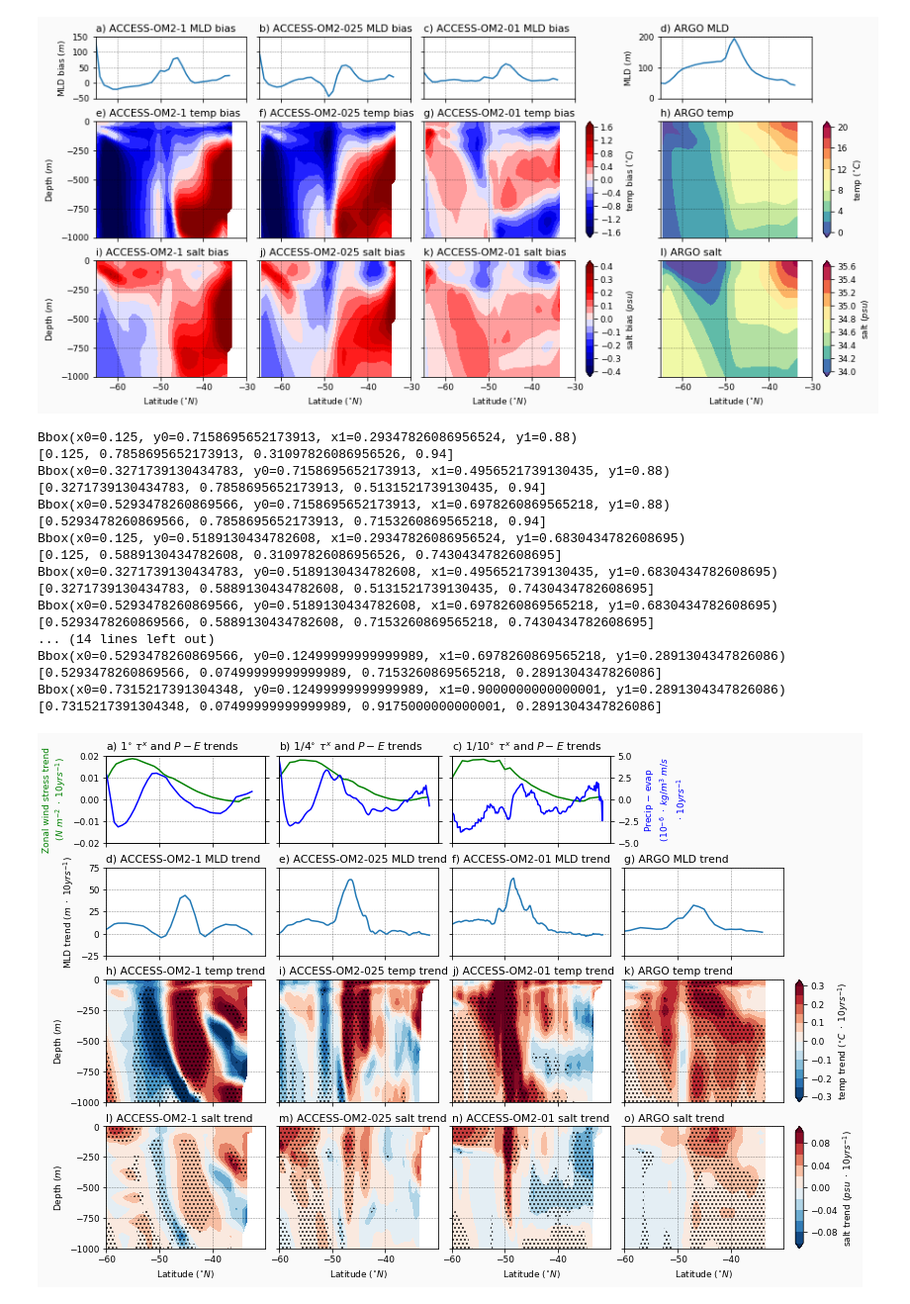
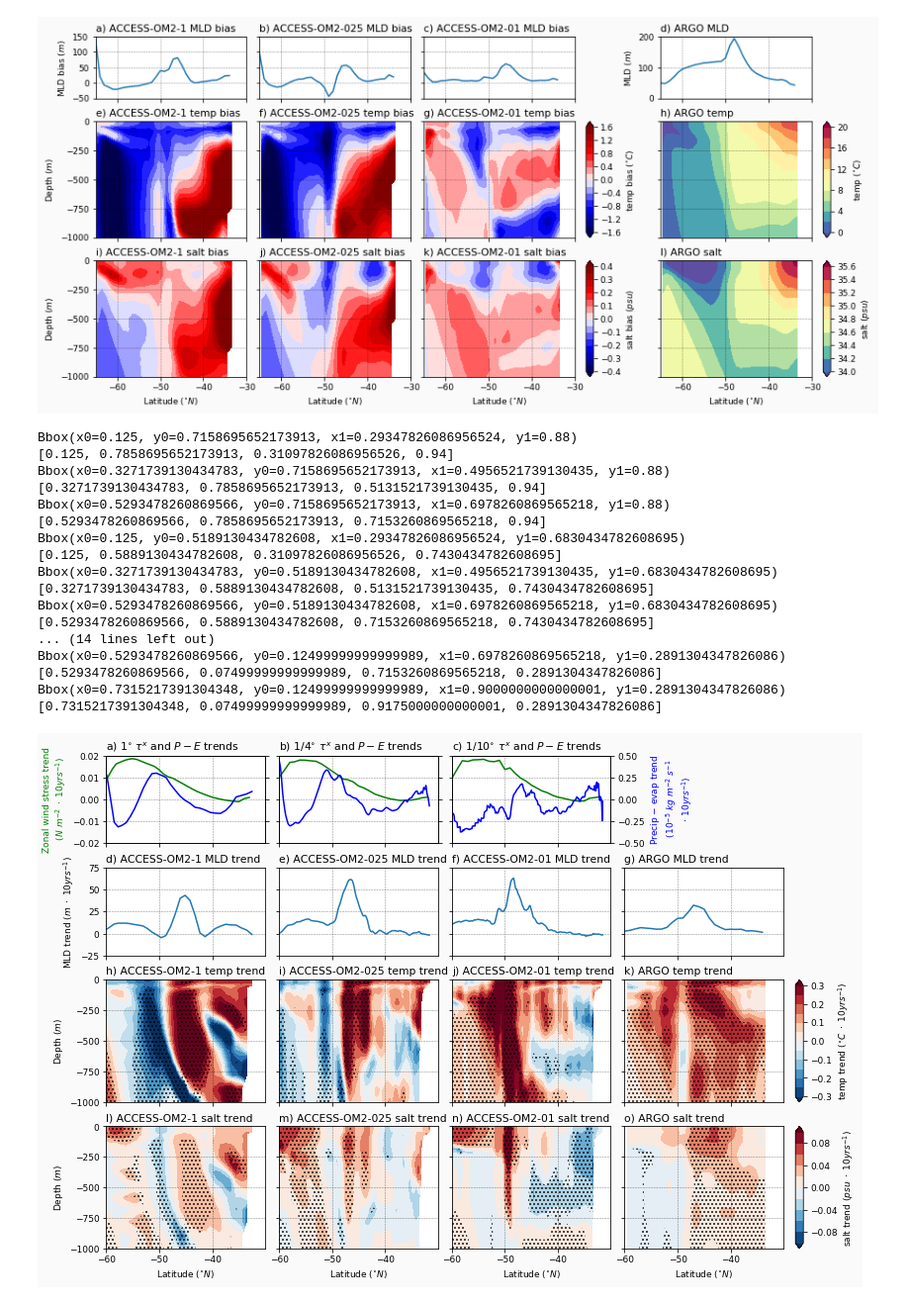
Before and after one commit to ERDuran/Australian-waters-diagnostics, a Jupyter notebook: scripts/p57_plot_MLD_zonal_meridional_sections.ipynb, the cells around one changed output. Shown: that part at 99% size. Saved outputs shown, nothing was run; the diff lists cells and outputs as text; code cells hidden in the pictures.

```diff
--- a/scripts/p57_plot_MLD_zonal_meridional_sections.ipynb
+++ b/scripts/p57_plot_MLD_zonal_meridional_sections.ipynb
@@ -132,7 +132,7 @@ Coordinates:
 lonW = 122
 lonE = 138
 latN = -30
-latS = -70
+latS = -60
 
 input_path = '/g/data/e14/erd561/ARGO/'
 temp_LTM = xr.open_dataset(input_path + 'RG_ArgoClim_Temperature_2017.nc', decode_times=False).\
@@ -258,7 +258,7 @@ Coordinates:
 lonW = 122
 lonE = 138
 latN = -30
-latS = -70
+latS = -60
 input_path = '/g/data/e14/erd561/ARGO/'
 salt_LTM = xr.open_dataset(input_path + 'RG_ArgoClim_Salinity_2017.nc', decode_times=False).\
                 ARGO_SALINITY_MEAN.\
@@ -943,10 +943,10 @@ print(pos_plot)
 data = tau_x_z0_1_slope_mod.sel(yu_ocean=slice(latS,latN)).sel(xu_ocean=slice(lonW,lonE)).mean('xu_ocean')
 plot = ax.plot(data.yu_ocean, data, 'g-')
 ax2 = ax.twinx()
-data = pme_river_1_mod_slope.sel(yt_ocean=slice(latS,latN)).sel(xt_ocean=slice(lonW,lonE)).mean('xt_ocean')*10**6
+data = pme_river_1_mod_slope.sel(yt_ocean=slice(latS,latN)).sel(xt_ocean=slice(lonW,lonE)).mean('xt_ocean')*10**5
 plot = ax2.plot(data.yt_ocean, data, 'b-')
 ax.set_ylim([-0.02, 0.02])
-ax2.set_ylim([-5, 5])
+ax2.set_ylim([-0.5, 0.5])
 ax.set_position(bbox(pos_plot))
 ax.set_title(r'a) $1^{\circ}$ $\tau^x$ and $P-E$ trends', loc='left')
 # ax.set_extent([90, 180, -70, 20], crs=ccrs.PlateCarree())
@@ -972,12 +972,12 @@ print(pos_plot)
 data = tau_x_z0_025_slope_mod.sel(yu_ocean=slice(latS,latN)).sel(xu_ocean=slice(lonW,lonE)).mean('xu_ocean')
 plot = ax.plot(data.yu_ocean, data, 'g-')
 ax2 = ax.twinx()
-data = pme_river_025_mod_slope.sel(yt_ocean=slice(latS,latN)).sel(xt_ocean=slice(lonW,lonE)).mean('xt_ocean')*10**6
+data = pme_river_025_mod_slope.sel(yt_ocean=slice(latS,latN)).sel(xt_ocean=slice(lonW,lonE)).mean('xt_ocean')*10**5
 plot = ax2.plot(data.yt_ocean, data, 'b-')
 # ax.set_yticks(color='g')
 # ax2.set_yticks(color='b')
 ax.set_ylim([-0.02, 0.02])
-ax2.set_ylim([-5, 5])
+ax2.set_ylim([-0.5, 0.5])
 ax.set_position(bbox(pos_plot))
 ax.set_title(r'b) $1/4^{\circ}$ $\tau^x$ and $P-E$ trends', loc='left')
 # ax.set_extent([90, 180, -70, 20], crs=ccrs.PlateCarree())
@@ -1005,12 +1005,12 @@ print(pos_plot)
 data = tau_x_z0_01_slope_mod.sel(yu_ocean=slice(latS,latN)).sel(xu_ocean=slice(lonW,lonE)).mean('xu_ocean')
 plot = ax.plot(data.yu_ocean, data, 'g-')
 ax2 = ax.twinx()
-data = pme_river_01_mod_slope.sel(yt_ocean=slice(latS,latN)).sel(xt_ocean=slice(lonW,lonE)).mean('xt_ocean')*10**6
+data = pme_river_01_mod_slope.sel(yt_ocean=slice(latS,latN)).sel(xt_ocean=slice(lonW,lonE)).mean('xt_ocean')*10**5
 plot = ax2.plot(data.yt_ocean, data, 'b-')
 # ax.set_yticks(color='g')
 # ax2.set_yticks(color='b')
 ax.set_ylim([-0.02, 0.02])
-ax2.set_ylim([-5, 5])
+ax2.set_ylim([-0.5, 0.5])
 ax.set_position(bbox(pos_plot))
 ax.set_title(r'c) $1/10^{\circ}$ $\tau^x$ and $P-E$ trends', loc='left')
 # ax.set_extent([90, 180, -70, 20], crs=ccrs.PlateCarree())
@@ -1023,7 +1023,7 @@ plt.xlim([-60,-30])
 # ax.yaxis.set_major_formatter(lat_formatter)
 # ax.set_xlabel('')
 ax.set_xticklabels('')
-ax2.set_ylabel('Precip $-$ evap\n ($10^{-6}\ \cdot\ kg/m^{3}\ m/s$\n $\cdot\ 10yrs^{-1}$', color='b')
+ax2.set_ylabel('Precip $-$ evap trend\n ($10^{-5}\ kg\ m^{-2}\ s^{-1}$\n $\cdot\ 10yrs^{-1}$)', color='b')
 ax.set_ylabel('')
 ax.set_yticklabels('')
 ax.grid(linewidth=0.5, color='black', alpha=0.5, linestyle='--')
@@ -1371,31 +1371,31 @@ ax.set_yticklabels('')
 ax.grid(linewidth=0.5, color='black', alpha=0.5, linestyle='--')
 axins = inset_axes(ax,
                    width="5%",  # width = 5% of parent_bbox width
                    height="100%",  # height : 50%
                    loc='lower left',
                    bbox_to_anchor=(1.075, 0, 1, 1),
                    bbox_transform=ax.transAxes,
                    borderpad=0)
 cbar = plt.colorbar(plot, orientation='vertical',
                     label=r'salt trend ($psu\ \cdot\ 10yrs^{-1}$)', cax=axins)
 
 savefigure('xm128_trend')
 # %% [output]
 Bbox(x0=0.125, y0=0.7158695652173913, x1=0.29347826086956524, y1=0.88)
 [0.125, 0.7858695652173913, 0.31097826086956526, 0.94]
 Bbox(x0=0.3271739130434783, y0=0.7158695652173913, x1=0.4956521739130435, y1=0.88)
 [0.3271739130434783, 0.7858695652173913, 0.5131521739130435, 0.94]
 Bbox(x0=0.5293478260869566, y0=0.7158695652173913, x1=0.6978260869565218, y1=0.88)
 [0.5293478260869566, 0.7858695652173913, 0.7153260869565218, 0.94]
 Bbox(x0=0.125, y0=0.5189130434782608, x1=0.29347826086956524, y1=0.6830434782608695)
 [0.125, 0.5889130434782608, 0.31097826086956526, 0.7430434782608695]
 Bbox(x0=0.3271739130434783, y0=0.5189130434782608, x1=0.4956521739130435, y1=0.6830434782608695)
 [0.3271739130434783, 0.5889130434782608, 0.5131521739130435, 0.7430434782608695]
 Bbox(x0=0.5293478260869566, y0=0.5189130434782608, x1=0.6978260869565218, y1=0.6830434782608695)
 [0.5293478260869566, 0.5889130434782608, 0.7153260869565218, 0.7430434782608695]
 ... (14 lines left out)
 Bbox(x0=0.5293478260869566, y0=0.12499999999999989, x1=0.6978260869565218, y1=0.2891304347826086)
 [0.5293478260869566, 0.07499999999999989, 0.7153260869565218, 0.2891304347826086]
 Bbox(x0=0.7315217391304348, y0=0.12499999999999989, x1=0.9000000000000001, y1=0.2891304347826086)
 [0.7315217391304348, 0.07499999999999989, 0.9175000000000001, 0.2891304347826086]
-[figure, old version]
+[figure, new version]
```
Also changed, not shown: parts of 4 cells of this notebook, 1 other file.
